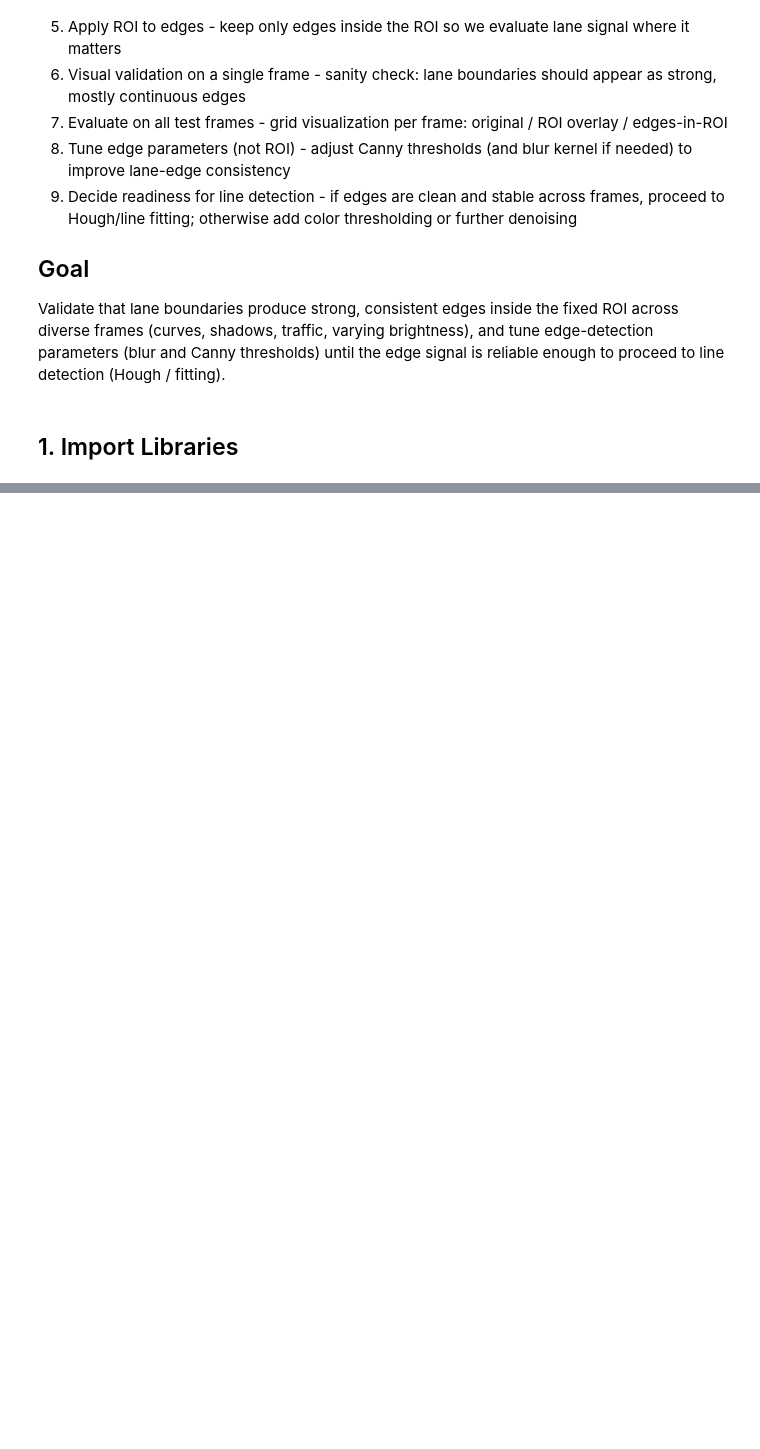
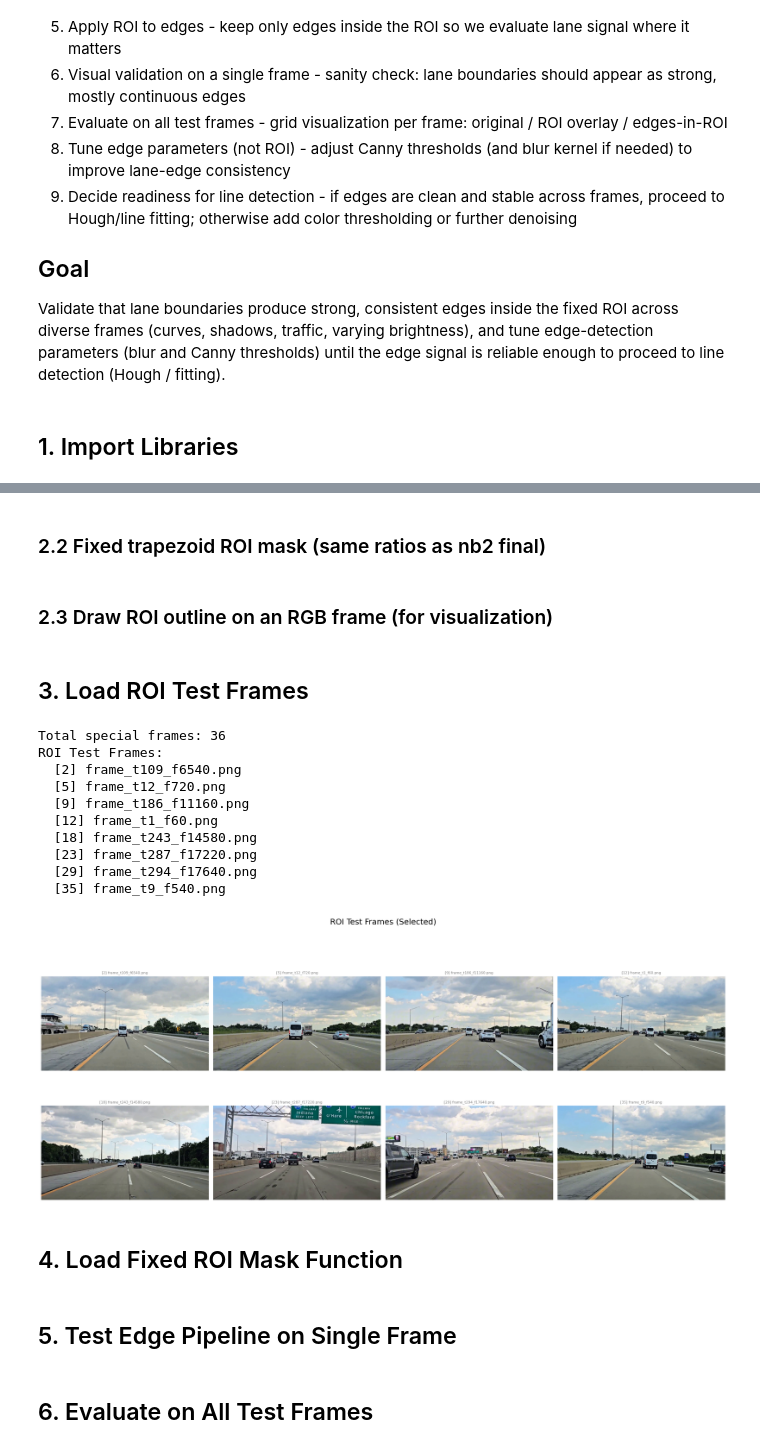
Before and after one commit to Nir-David-Duani/lane-detection, a Jupyter notebook: notebooks/03_edge_validation.ipynb, the cells around one changed output, grey strips where cells are left out. Saved outputs shown, nothing was run; the diff lists cells and outputs as text; code cells hidden in the pictures; blank space fills up the shorter version.

```diff
--- a/notebooks/03_edge_validation.ipynb
+++ b/notebooks/03_edge_validation.ipynb
@@ -29,0 +34,15 @@ import math
+# %%
+def show_frames_grid(frames_rgb, titles=None, rows=2, cols=4, figsize=(22, 10), suptitle=None):
+    plt.figure(figsize=figsize)
+    for i, img in enumerate(frames_rgb):
+        plt.subplot(rows, cols, i + 1)
+        plt.imshow(img)
+        if titles is not None:
+            plt.title(titles[i], fontsize=8, color="gray")
+        plt.axis("off")
+    if suptitle:
+        plt.suptitle(suptitle, fontsize=18, y=1.02)
+    plt.tight_layout()
+    plt.show()
+# %% [markdown]
+### 2.2 Fixed trapezoid ROI mask (same ratios as nb2 final)
@@ -29,0 +70,2 @@ import math
+# %% [markdown]
+### 2.3 Draw ROI outline on an RGB frame (for visualization)
@@ -29,0 +77,39 @@ import math
+# %% [markdown]
+## 3. Load ROI Test Frames
+# %%
+SPECIAL_DIR = "../data/frames_sample"
+special_frames = sorted(os.listdir(SPECIAL_DIR))
+
+print("Total special frames:", len(special_frames))
+
+ROI_FRAME_INDICES = [2, 5, 9, 12, 18, 23, 29, 35]
+ROI_FRAME_NAMES = [special_frames[i] for i in ROI_FRAME_INDICES]
+
+print("ROI Test Frames:")
+for i, name in zip(ROI_FRAME_INDICES, ROI_FRAME_NAMES):
+    print(f"  [{i}] {name}")
+
+frames_bgr = []
+frames_rgb = []
+for idx in ROI_FRAME_INDICES:
+    path = os.path.join(SPECIAL_DIR, special_frames[idx])
+    img_bgr = cv2.imread(path)
+    frames_bgr.append(img_bgr)
+    frames_rgb.append(cv2.cvtColor(img_bgr, cv2.COLOR_BGR2RGB))
+
+titles = [f"[{i}] {special_frames[i]}" for i in ROI_FRAME_INDICES]
+show_frames_grid(frames_rgb, titles=titles, rows=2, cols=4, suptitle="ROI Test Frames (Selected)")
+# %% [output]
+Total special frames: 36
+ROI Test Frames:
+  [2] frame_t109_f6540.png
+  [5] frame_t12_f720.png
+  [9] frame_t186_f11160.png
+  [12] frame_t1_f60.png
+  [18] frame_t243_f14580.png
+  [23] frame_t287_f17220.png
+  [29] frame_t294_f17640.png
+  [35] frame_t9_f540.png
+[figure, added]
+# %% [markdown]
+## 4. Load Fixed ROI Mask Function
@@ -29,0 +120,2 @@ import math
+# %% [markdown]
+## 5. Test Edge Pipeline on Single Frame
@@ -29,0 +159,2 @@ import math
+# %% [markdown]
+## 6. Evaluate on All Test Frames
```
Also changed, not shown: parts of 13 cells of this notebook.
